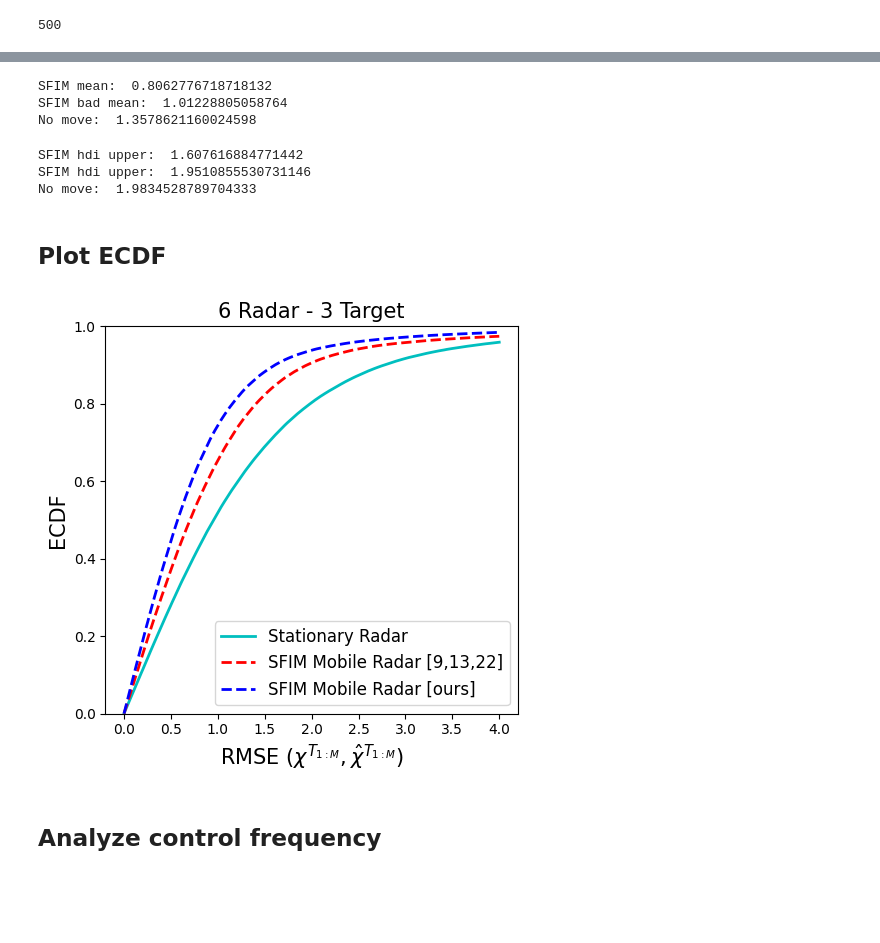
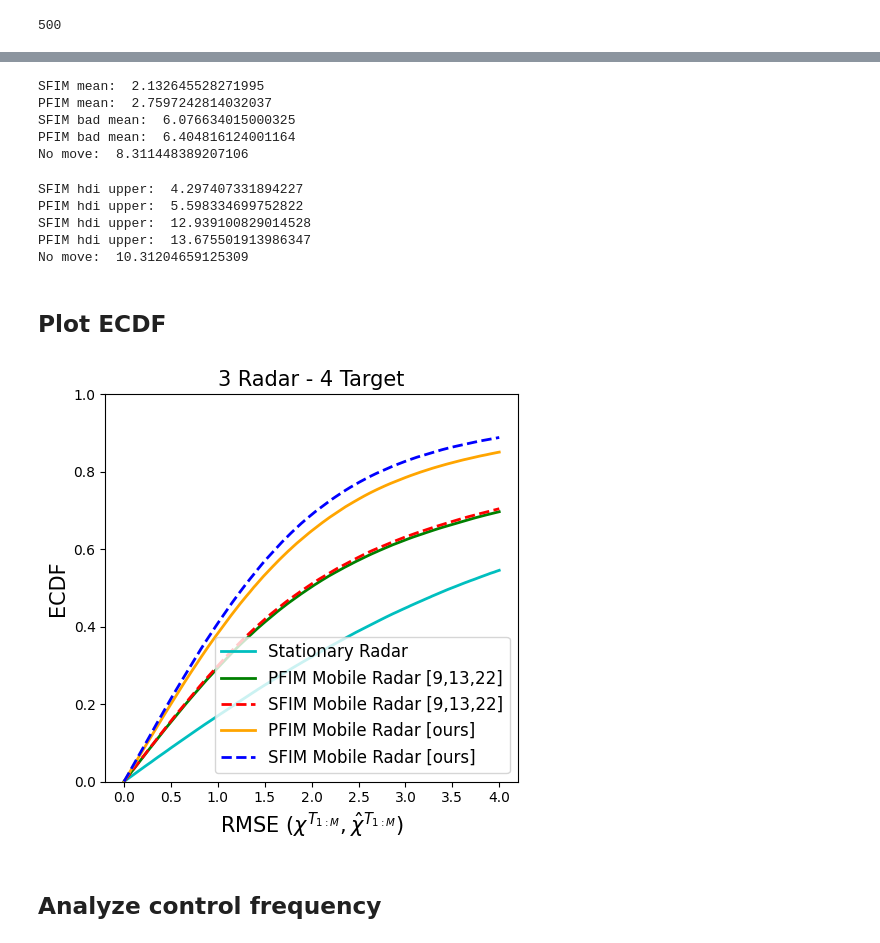
Before and after one commit to mlpotter/OptimalTrackingAndControl, a Jupyter notebook: src_faster/visualize_results.ipynb, the cells around one changed output, grey strips where cells are left out. Drawn from its saved outputs; the diff is of its cells as text; code cells hidden in the pictures; blank space fills up the shorter version.

```diff
--- a/src_faster/visualize_results.ipynb
+++ b/src_faster/visualize_results.ipynb
@@ -16,7 +16,7 @@ move_radars = ["no-move_radars","move_radars"]
 remove_tmp_images = ["remove_tmp_images"]
 save_images = ["no-save_images"]
 # %%
-experiment_number = 12
+experiment_number = 11
 folder_save =  os.path.join("results",f"experiment{experiment_number}_all")
 os.makedirs(folder_save,exist_ok=True)
 # %%
@@ -302,58 +304,62 @@ No move:  0.9547412812182832
 # %%
 print("SFIM mean: ",np.mean(rmse_move_sfim))
-# print("PFIM mean: ",np.mean(rmse_move_pfim))
+print("PFIM mean: ",np.mean(rmse_move_pfim))
 print("SFIM bad mean: ",np.mean(rmse_move_sfim_bad))
-# print("PFIM bad mean: ",np.mean(rmse_move_pfim_bad))
+print("PFIM bad mean: ",np.mean(rmse_move_pfim_bad))
 print("No move: ",np.mean(rmse_nomove))
 # %% [output]
-SFIM mean:  0.8062776718718132
-SFIM bad mean:  1.01228805058764
-No move:  1.3578621160024598
+SFIM mean:  2.132645528271995
+PFIM mean:  2.7597242814032037
+SFIM bad mean:  6.076634015000325
+PFIM bad mean:  6.404816124001164
+No move:  8.311448389207106
 # %%
 hdi_interval = 0.90
 print("SFIM hdi upper: ",az.hdi(rmse_move_sfim.ravel(),hdi_prob=hdi_interval)[1])
-# print("PFIM hdi upper: ",az.hdi(rmse_move_pfim.ravel(),hdi_prob=hdi_interval)[1])
+print("PFIM hdi upper: ",az.hdi(rmse_move_pfim.ravel(),hdi_prob=hdi_interval)[1])
 print("SFIM hdi upper: ",az.hdi(rmse_move_sfim_bad.ravel(),hdi_prob=hdi_interval)[1])
-# print("PFIM hdi upper: ",az.hdi(rmse_move_pfim_bad.ravel(),hdi_prob=hdi_interval)[1])
+print("PFIM hdi upper: ",az.hdi(rmse_move_pfim_bad.ravel(),hdi_prob=hdi_interval)[1])
 print("No move: ",az.hdi(rmse_nomove.ravel(),hdi_prob=0.8)[1])
 # %% [output]
-SFIM hdi upper:  1.607616884771442
-SFIM hdi upper:  1.9510855530731146
-No move:  1.9834528789704333
+SFIM hdi upper:  4.297407331894227
+PFIM hdi upper:  5.598334699752822
+SFIM hdi upper:  12.939100829014528
+PFIM hdi upper:  13.675501913986347
+No move:  10.31204659125309
 # %% [markdown]
 ## Plot ECDF
 # %%
 from statsmodels.distributions.empirical_distribution import ECDF
 # %%
-# pfim_bad_ecdf = ECDF(rmse_move_pfim_bad.ravel())
+pfim_bad_ecdf = ECDF(rmse_move_pfim_bad.ravel())
 sfim_bad_ecdf = ECDF(rmse_move_sfim_bad.ravel())
-# pfim_ecdf = ECDF(rmse_move_pfim.ravel())
+pfim_ecdf = ECDF(rmse_move_pfim.ravel())
 sfim_ecdf = ECDF(rmse_move_sfim.ravel())
 nomove_ecdf = ECDF(rmse_nomove.ravel())
 # %%
 error = np.linspace(0,4,2000)
 # %%
-# pfim_bad_ecdf_val = pfim_bad_ecdf(error)
+pfim_bad_ecdf_val = pfim_bad_ecdf(error)
 sfim_bad_ecdf_val = sfim_bad_ecdf(error)
-# pfim_ecdf_val = pfim_ecdf(error)
+pfim_ecdf_val = pfim_ecdf(error)
 sfim_ecdf_val = sfim_ecdf(error)
 nomove_ecdf_val = nomove_ecdf(error)
 # %%
 plt.figure(figsize=(5,5))
 plt.plot(error,nomove_ecdf_val,"c-",linewidth=2,label="Stationary Radar")
-# plt.plot(error,pfim_bad_ecdf_val,"g-",linewidth=2,label="PFIM Mobile Radar [9,13,22]")
+plt.plot(error,pfim_bad_ecdf_val,"g-",linewidth=2,label="PFIM Mobile Radar [9,13,22]")
 plt.plot(error,sfim_bad_ecdf_val,"r--",linewidth=2,label="SFIM Mobile Radar [9,13,22]")
-# plt.plot(error,pfim_ecdf_val,color="orange",linewidth=2,linestyle="-",label="PFIM Mobile Radar [ours]")
+plt.plot(error,pfim_ecdf_val,color="orange",linewidth=2,linestyle="-",label="PFIM Mobile Radar [ours]")
 plt.plot(error,sfim_ecdf_val,'b--',linewidth=2,label="SFIM Mobile Radar [ours]")
 plt.xlabel('RMSE $(\chi^{T_{1:M}},\\hat{\chi}^{T_{1:M}})$',fontsize=15)
 plt.ylabel("ECDF",fontsize=15)
 plt.title(title,fontsize=15)
 plt.legend(fontsize=12)
 plt.ylim([0,1])
 plt.tight_layout()
 plt.savefig(os.path.join(folder_save,f"ecdf{experiment_number}.pdf")) #
 # %% [output]
-[figure, old version]
+[figure, new version]
 # %% [markdown]
 ## Analyze control frequency
 # %%
```
Also changed, not shown: parts of 13 cells of this notebook, 2 other files.
